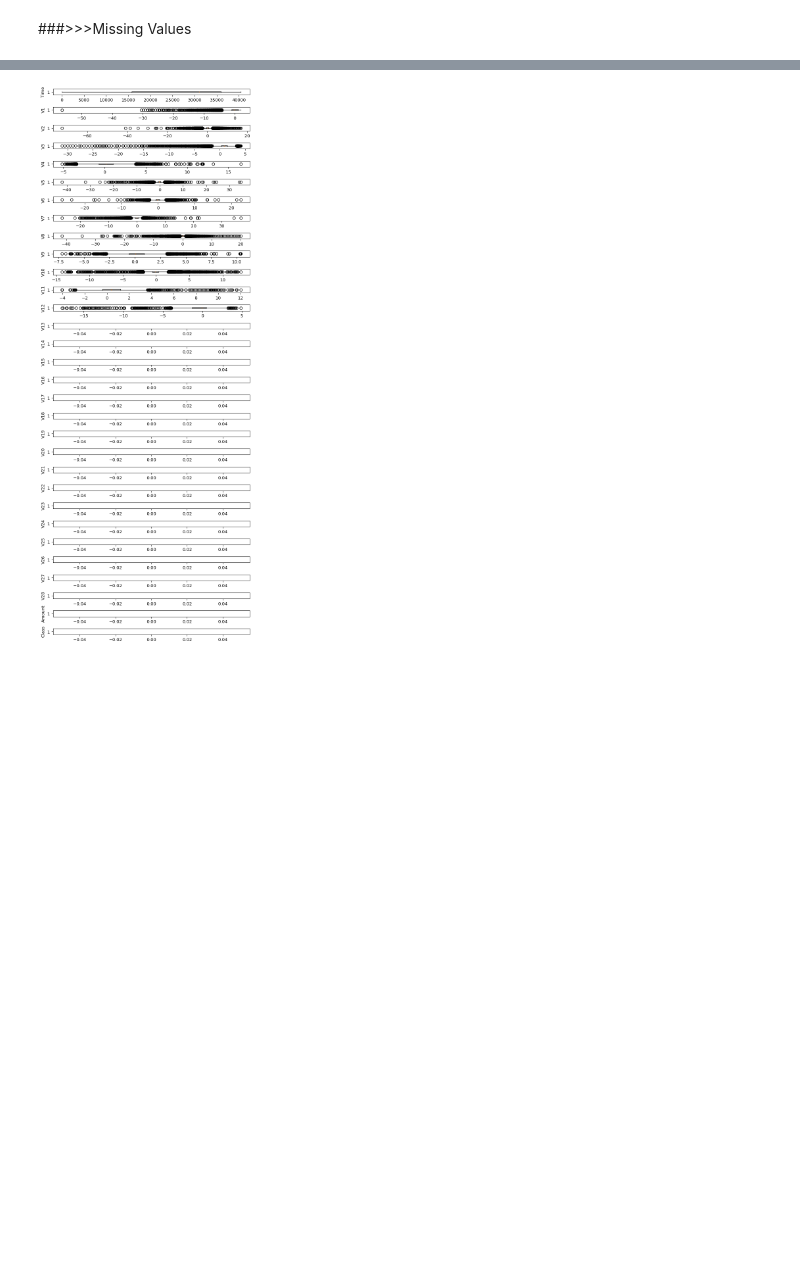
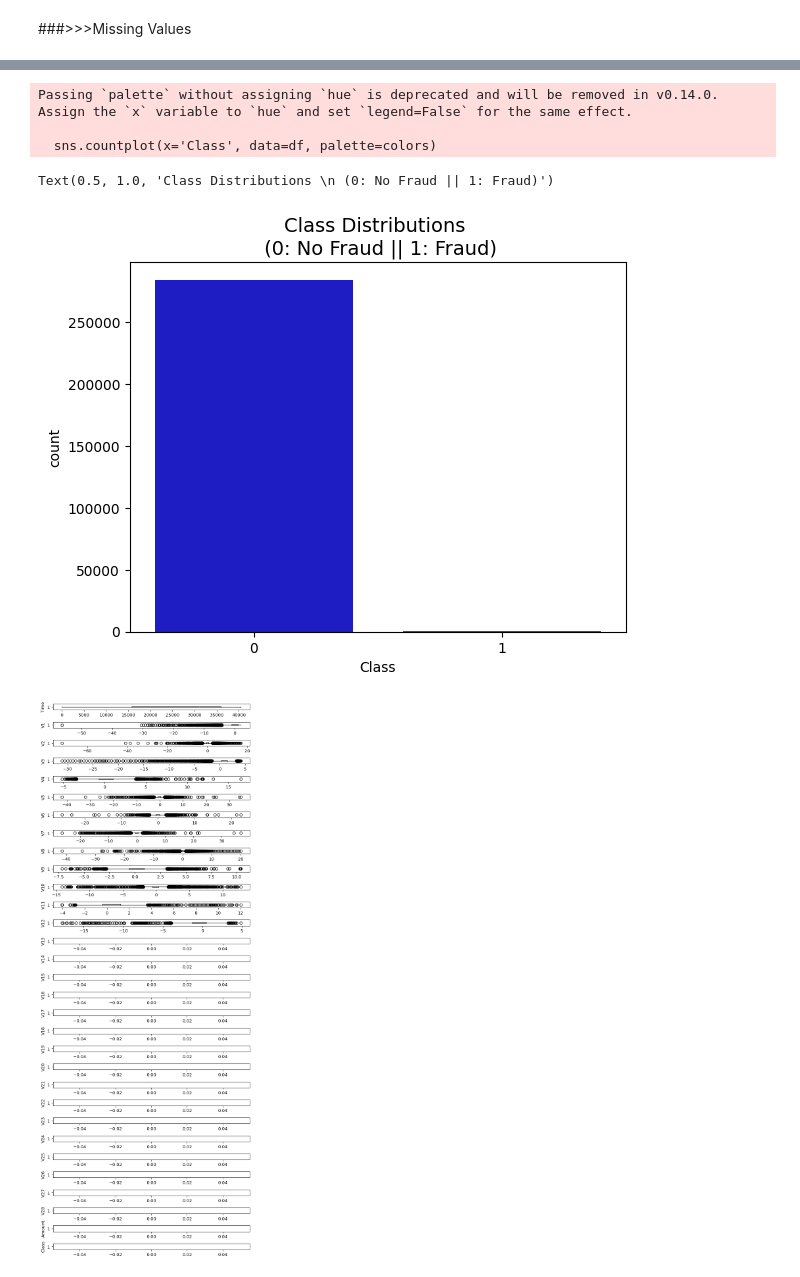
Before and after one commit to KrisDA-1/ML.Fraud_Detection, a Jupyter notebook: ML_FinalAssessment.ipynb, the cells around one changed output, grey strips where cells are left out. Cells and saved outputs as stored; diff of their text form; code cells hidden in the pictures; blank space fills up the shorter version.

```diff
--- a/ML_FinalAssessment.ipynb
+++ b/ML_FinalAssessment.ipynb
@@ -191,3 +197,15 @@ df_new.describe(include='all')
+# %%
+##Our dataset is so imbalanced!, which can lead us to errors if we use it as that in our model. We are going to solve this issue later.
+colors = ["#0101DF", "#DF0101"]
+
+sns.countplot(x='Class', data=df, palette=colors)
+plt.title('Class Distributions \n (0: No Fraud || 1: Fraud)', fontsize=14)
+# %% [output]
+Passing `palette` without assigning `hue` is deprecated and will be removed in v0.14.0. Assign the `x` variable to `hue` and set `legend=False` for the same effect.
+
+  sns.countplot(x='Class', data=df, palette=colors)
+Text(0.5, 1.0, 'Class Distributions \n (0: No Fraud || 1: Fraud)')
+[figure, added]
 # %%
 # Visualise outliers
 df_new.describe()
```
Also changed, not shown: parts of 12 cells of this notebook.
